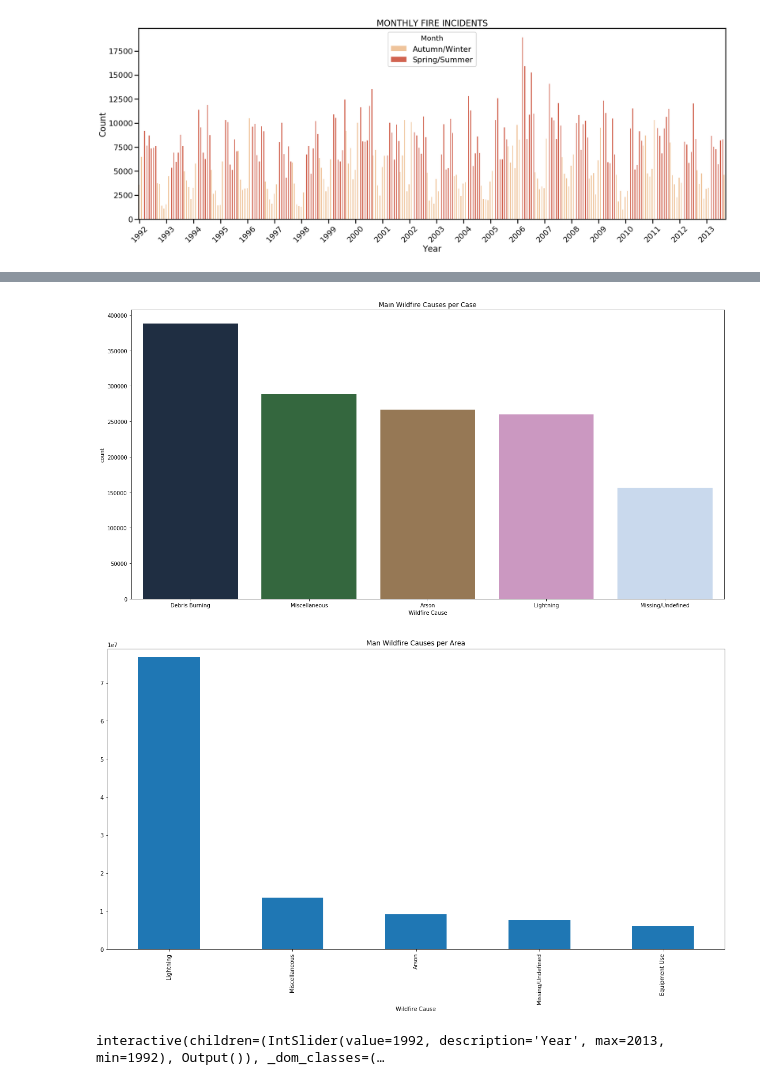
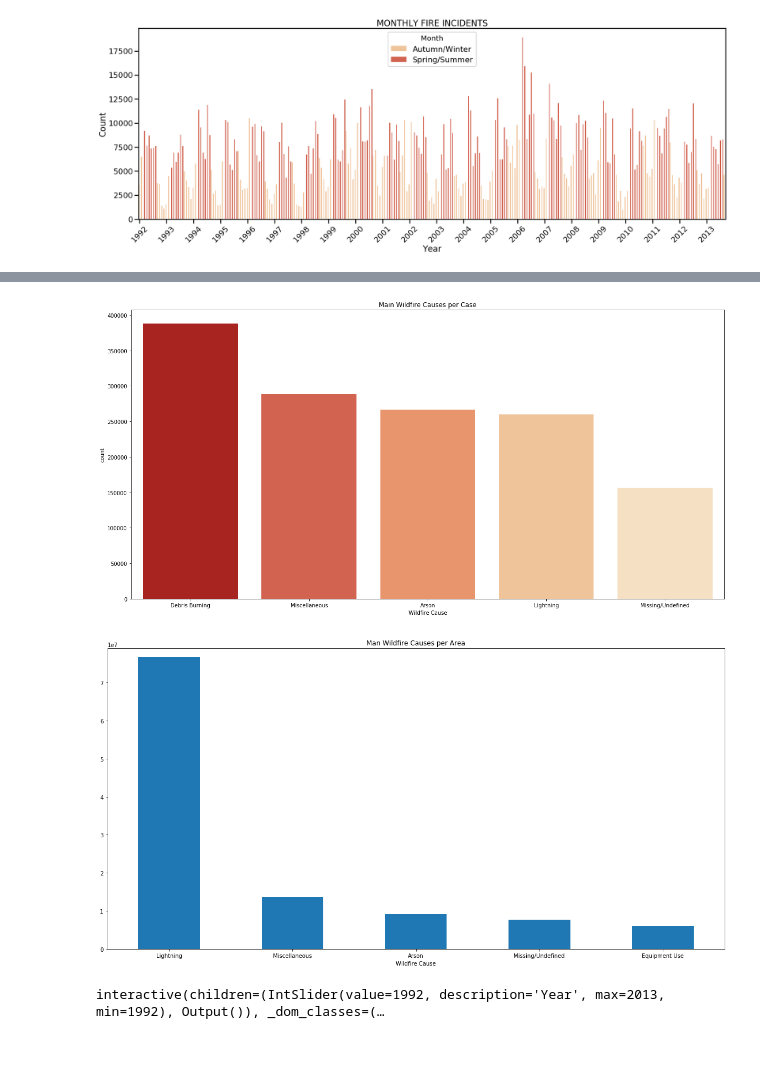
Before and after one commit to IanEspinoso/PetProj_Local_Pipeline, a Jupyter notebook: pipeline_ian.ipynb, the cells around one changed output, grey strips where cells are left out. Saved outputs shown, nothing was run; the diff lists cells and outputs as text; code cells hidden in the pictures; blank space fills up the shorter version.

```diff
--- a/pipeline_ian.ipynb
+++ b/pipeline_ian.ipynb
@@ -575,18 +575,21 @@ new_df.head()
 plt.figure(figsize=(20,10))
 sns.countplot(x='STAT_CAUSE_DESCR',
               data=temp_fire,
-              palette='cubehelix',
+              palette='OrRd_r',
               order=temp_fire['STAT_CAUSE_DESCR'].value_counts().head(5).index).set_title('Main Wildfire Causes per Case')
-plt.xlabel('Wildfire Cause');embedded-picture
+plt.xlabel('Wildfire Cause');
 # %% [output]
-[figure, old version]
+[figure, new version]
 # %%
+# main causes of fires by size
+
 plt.figure(figsize=(20,10))
 temp_fire.groupby('STAT_CAUSE_DESCR').FIRE_SIZE.sum().sort_values(ascending=False).head().plot(kind='bar').set_title('Man Wildfire Causes per Area')
 plt.xlabel('Wildfire Cause')
-plt.ylim([0,79000000]);
+plt.ylim([0,79000000])
+plt.xticks(rotation=0);
 # %% [output]
-[figure, old version]
+[figure, new version]
 # %%
 # evolution in time of the fire cases by cause
 
```
Also changed, not shown: parts of 7 cells of this notebook, 2 other files.
